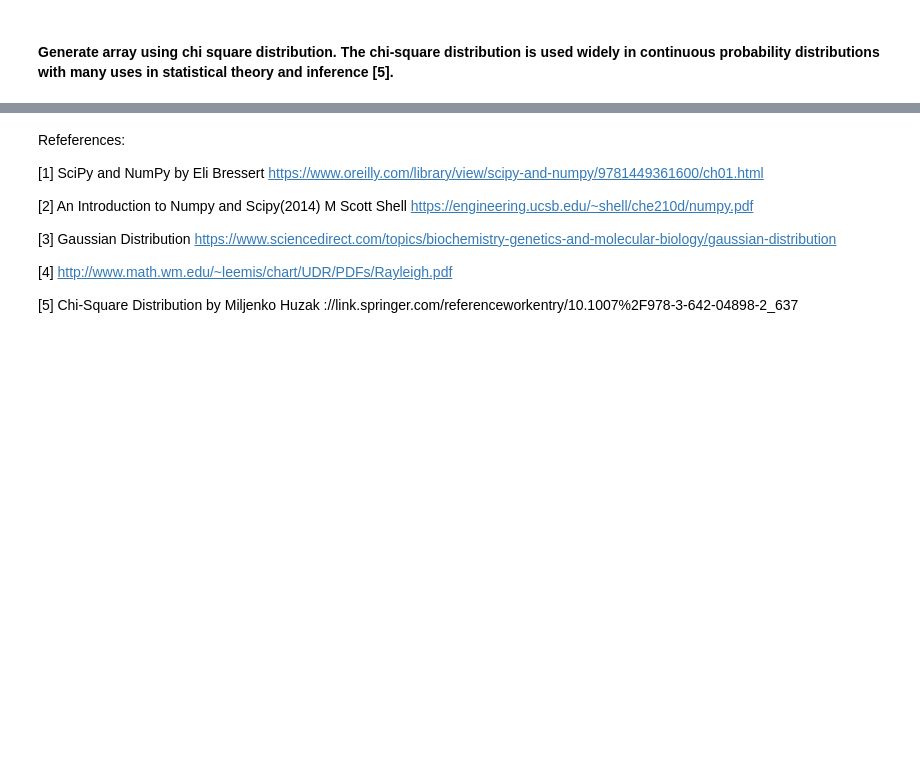
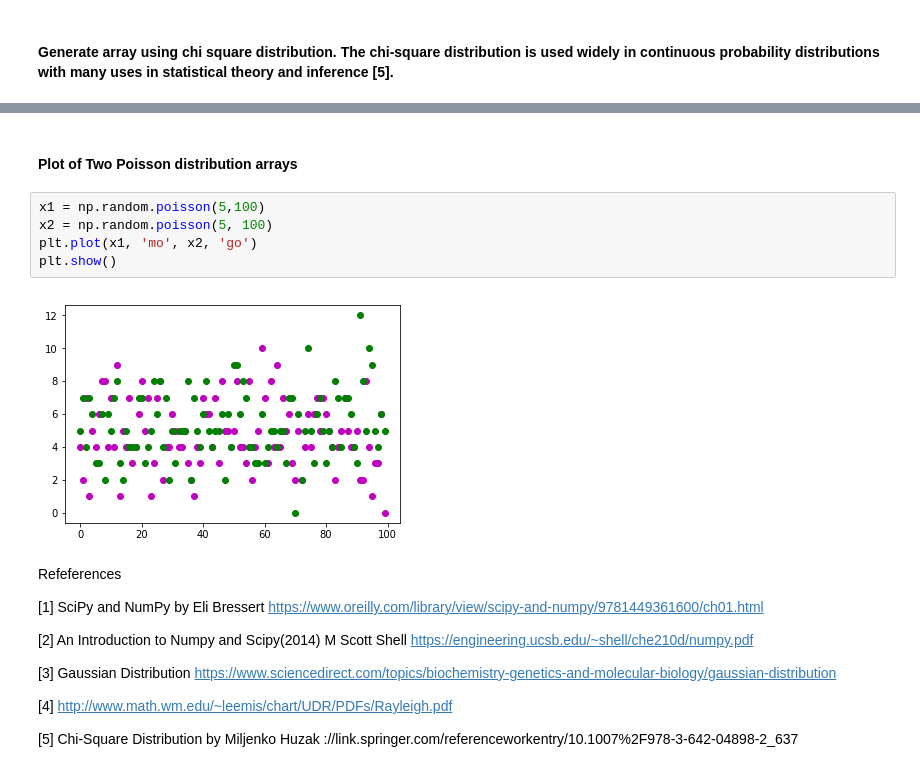
Before and after one commit to GregFee/Program-Numpy, a Jupyter notebook: Programming for Data Analysis Assignment1.ipynb, the cells around one changed output, grey strips where cells are left out. Drawn from its saved outputs; the diff is of its cells as text; blank space fills up the shorter version.

Commit message:
Poisson

```diff
--- a/Programming for Data Analysis Assignment1.ipynb
+++ b/Programming for Data Analysis Assignment1.ipynb
@@ -126,5 +126,14 @@ print(x)
+# %% [markdown]
+#### Plot of Two Poisson distribution arrays
+# %%
+x1 = np.random.poisson(5,100)
+x2 = np.random.poisson(5, 100)
+plt.plot(x1, 'mo', x2, 'go')
+plt.show()
+# %% [output]
+[figure, added]
 # %% [markdown]
-Refeferences:
+Refeferences
 
 [1] SciPy and NumPy by Eli Bressert https://www.oreilly.com/library/view/scipy-and-numpy/9781449361600/ch01.html
 
```
Also changed, not shown: parts of 10 cells of this notebook.
